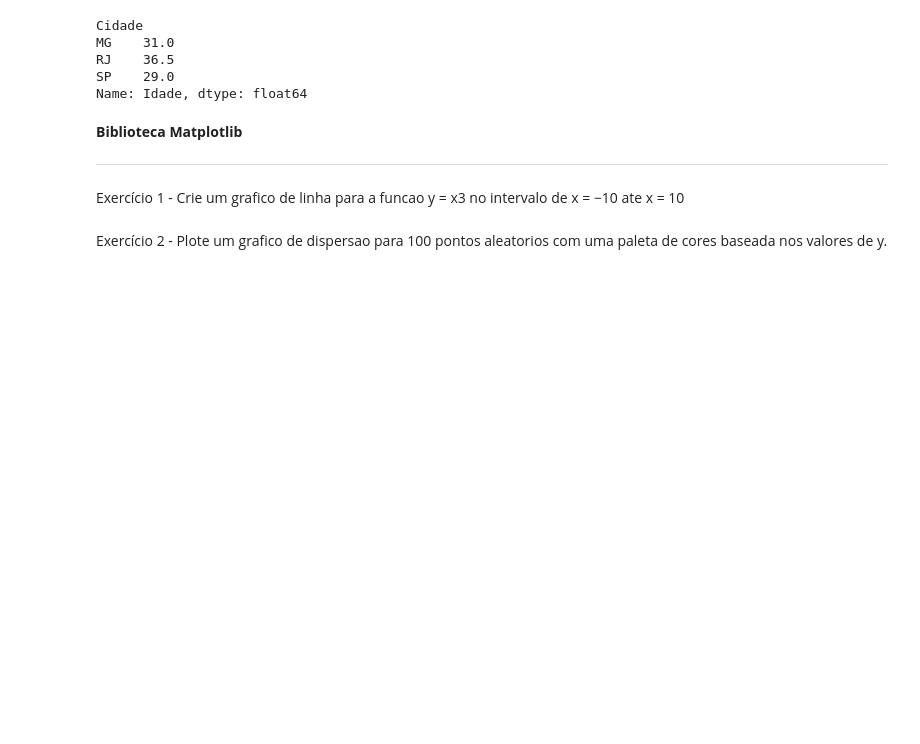
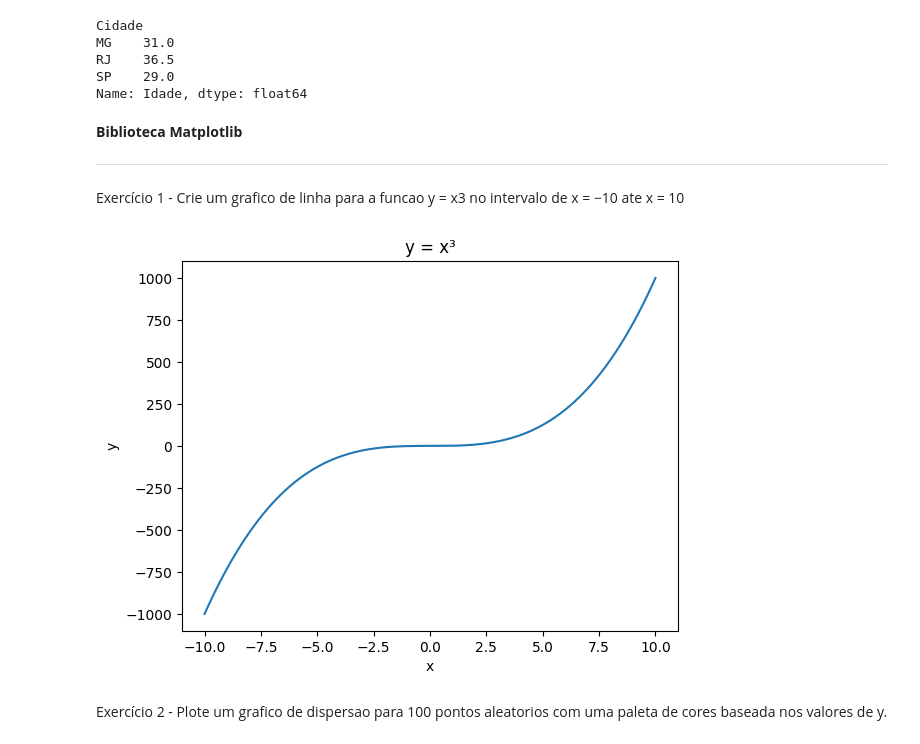
Before and after one commit to 76ersGust/Aula-ia, a Jupyter notebook: Exercícios_Bibliotecas__Python_Gustavopalmeiradejesusjunior_6B_Noturno.ipynb, the cells around one changed output. Saved outputs shown, nothing was run; the diff lists cells and outputs as text; code cells hidden in the pictures; blank space fills up the shorter version.

```diff
--- a/Exercícios_Bibliotecas__Python_Gustavopalmeiradejesusjunior_6B_Noturno.ipynb
+++ b/Exercícios_Bibliotecas__Python_Gustavopalmeiradejesusjunior_6B_Noturno.ipynb
@@ -665,6 +914,18 @@ Name: Idade, dtype: float64
 # %% [markdown]
 Exercício 1 - Crie um grafico de linha para a funcao y = x3 no intervalo de x = −10
 ate x = 10
+# %%
+import numpy as np
+import matplotlib.pyplot as plt
+
+x1 = np.linspace(-10, 10, 200)  #200 pontos entre -10 e 10
+plt.plot(x1, x1 ** 3)
+plt.title("y = x³")
+plt.xlabel("x")
+plt.ylabel("y")
+plt.show()
+# %% [output]
+[figure, added]
 # %% [markdown]
 Exercício 2 - Plote um grafico de dispersao para 100 pontos aleatorios com uma paleta
 de cores baseada nos valores de y.
```
Also changed, not shown: parts of 67 cells of this notebook.
